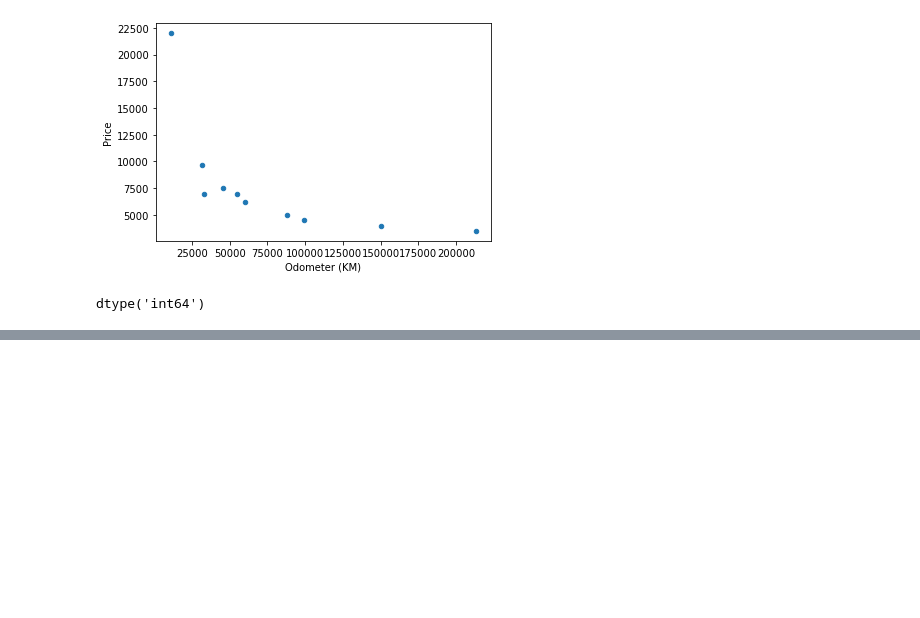
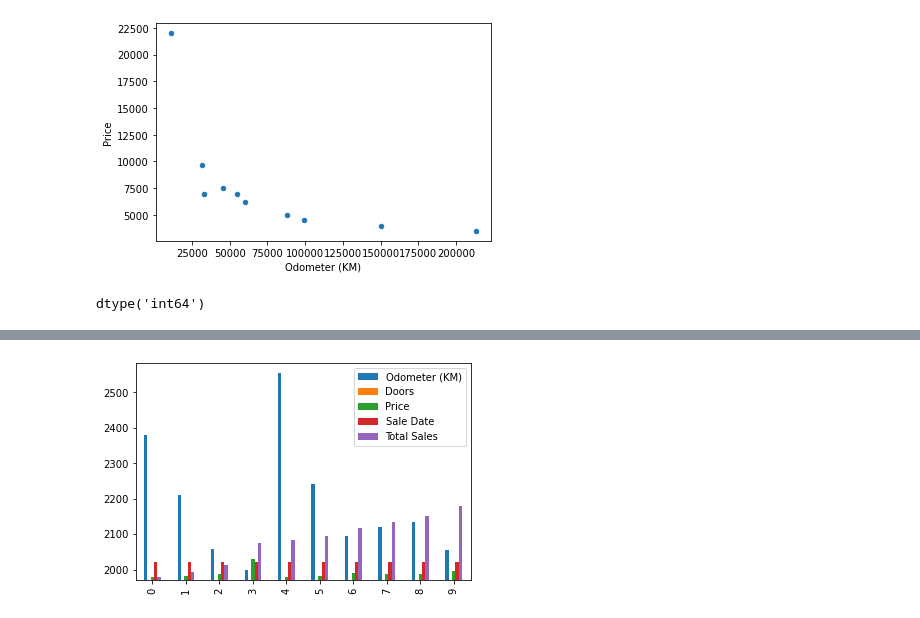
Before and after one commit to edwardsmoses/first-machine-learning-project, a Jupyter notebook: introduction-to-matplotlib.ipynb, the cells around one changed output, grey strips where cells are left out. Cells and saved outputs as stored; diff of their text form; code cells hidden in the pictures; blank space fills up the shorter version.

```diff
--- a/introduction-to-matplotlib.ipynb
+++ b/introduction-to-matplotlib.ipynb
@@ -458,0 +519,4 @@ dtype('int64')
+# %%
+car_sales.plot(kind="bar");
+# %% [output]
+[figure, added]
```
Also changed, not shown: parts of 24 cells of this notebook.
